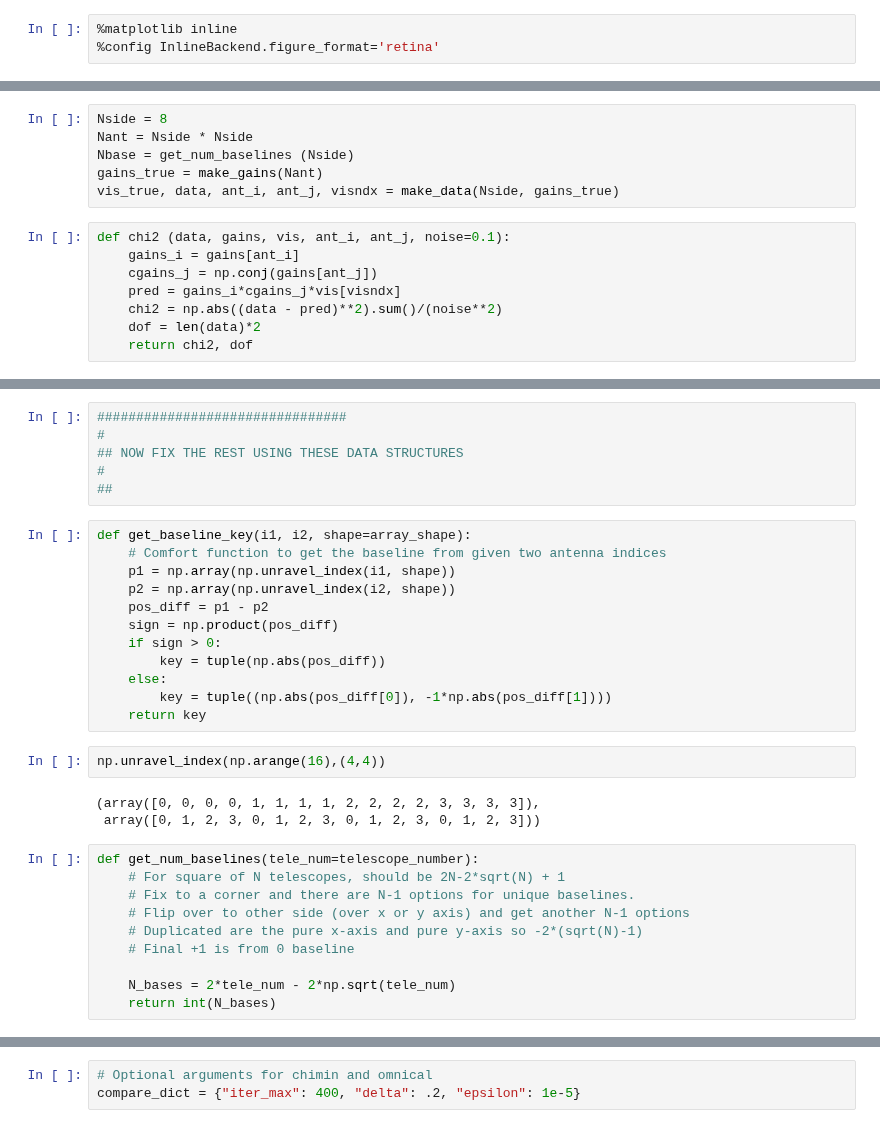
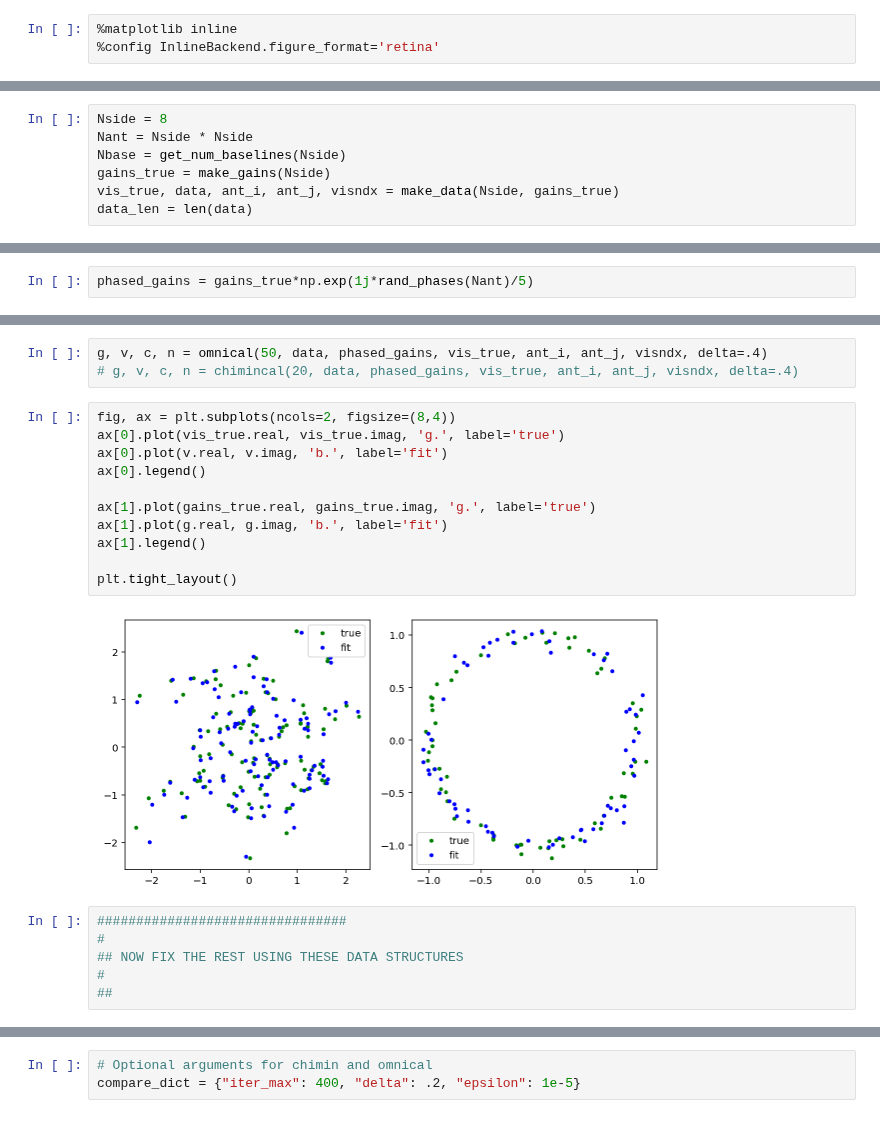
Before and after one commit to pecom/red-calibration, a Jupyter notebook: SmallArrayTests.ipynb, the cells around one changed output, grey strips where cells are left out. Cells and saved outputs as stored; diff of their text form.

```diff
--- a/SmallArrayTests.ipynb
+++ b/SmallArrayTests.ipynb
@@ -68,14 +88,7 @@ def make_data(Nside, gains, noise=0.1):
 # %%
 Nside = 8
 Nant = Nside * Nside
-Nbase = get_num_baselines (Nside)
-gains_true = make_gains(Nant)
+Nbase = get_num_baselines(Nside)
+gains_true = make_gains(Nside)
 vis_true, data, ant_i, ant_j, visndx = make_data(Nside, gains_true)
+data_len = len(data)
-# %%
-def chi2 (data, gains, vis, ant_i, ant_j, noise=0.1):
-    gains_i = gains[ant_i]
-    cgains_j = np.conj(gains[ant_j])
-    pred = gains_i*cgains_j*vis[visndx]
-    chi2 = np.abs((data - pred)**2).sum()/(noise**2)
-    dof = len(data)*2
-    return chi2, dof
@@ -82 +97,3 @@ def chi2 (data, gains, vis, ant_i, ant_j, noise=0.1):
+# %%
+phased_gains = gains_true*np.exp(1j*rand_phases(Nant)/5)
 # %%
@@ -86,33 +201,22 @@ chi2(data, gains_true, vis_true, ant_i, ant_j)
+# %%
+g, v, c, n = omnical(50, data, phased_gains, vis_true, ant_i, ant_j, visndx, delta=.4)
+# g, v, c, n = chimincal(20, data, phased_gains, vis_true, ant_i, ant_j, visndx, delta=.4)
+# %%
+fig, ax = plt.subplots(ncols=2, figsize=(8,4))
+ax[0].plot(vis_true.real, vis_true.imag, 'g.', label='true')
+ax[0].plot(v.real, v.imag, 'b.', label='fit')
+ax[0].legend()
+
+ax[1].plot(gains_true.real, gains_true.imag, 'g.', label='true')
+ax[1].plot(g.real, g.imag, 'b.', label='fit')
+ax[1].legend()
+
+plt.tight_layout()
+# %% [output]
+[figure, added]
 # %%
 ################################
 #
 ## NOW FIX THE REST USING THESE DATA STRUCTURES
 #
 ##
-# %%
-def get_baseline_key(i1, i2, shape=array_shape):
-    # Comfort function to get the baseline from given two antenna indices
-    p1 = np.array(np.unravel_index(i1, shape))
-    p2 = np.array(np.unravel_index(i2, shape))
-    pos_diff = p1 - p2
-    sign = np.product(pos_diff)
-    if sign > 0:
-        key = tuple(np.abs(pos_diff))
-    else:
-        key = tuple((np.abs(pos_diff[0]), -1*np.abs(pos_diff[1])))
-    return key
-# %%
-np.unravel_index(np.arange(16),(4,4))
-# %% [output]
-(array([0, 0, 0, 0, 1, 1, 1, 1, 2, 2, 2, 2, 3, 3, 3, 3]),
- array([0, 1, 2, 3, 0, 1, 2, 3, 0, 1, 2, 3, 0, 1, 2, 3]))
-# %%
-def get_num_baselines(tele_num=telescope_number):
-    # For square of N telescopes, should be 2N-2*sqrt(N) + 1
-    # Fix to a corner and there are N-1 options for unique baselines.
-    # Flip over to other side (over x or y axis) and get another N-1 options
-    # Duplicated are the pure x-axis and pure y-axis so -2*(sqrt(N)-1)
-    # Final +1 is from 0 baseline
-
-    N_bases = 2*tele_num - 2*np.sqrt(tele_num)
-    return int(N_bases)
```
Also changed, not shown: parts of 28 cells of this notebook.
